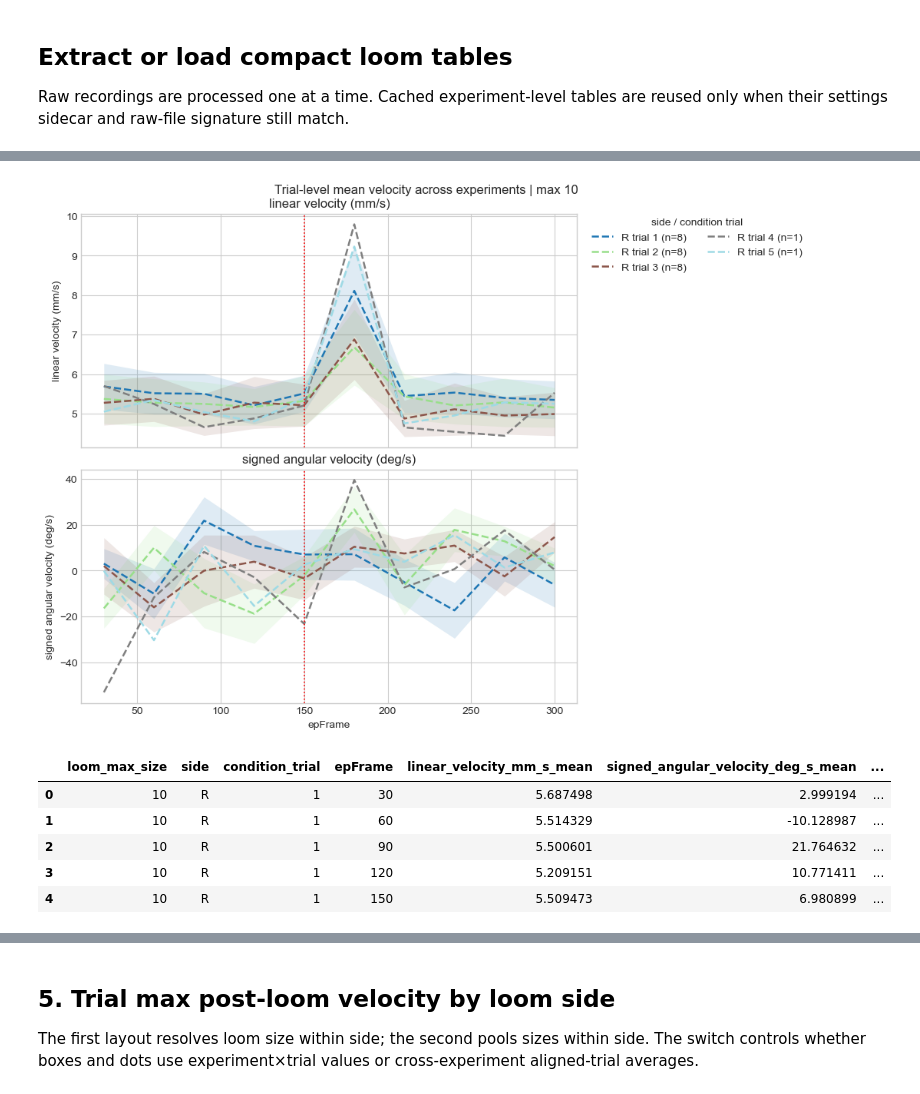
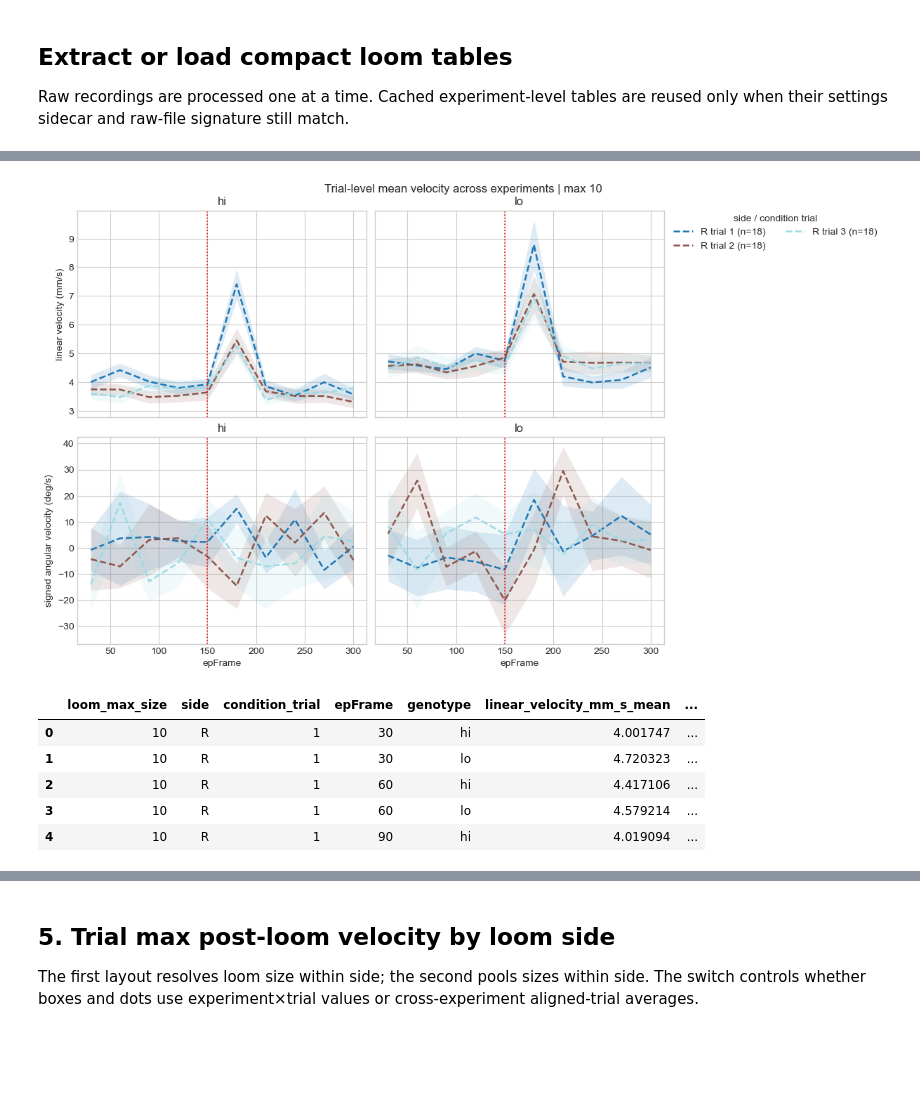
Before and after one commit to cryez/jlsocialbehavior, a Jupyter notebook: Analyses/LoomAnalysisCR.ipynb, the cells around one changed output, grey strips where cells are left out. Saved outputs shown, nothing was run; the diff lists cells and outputs as text; code cells hidden in the pictures; blank space fills up the shorter version.

Commit message:
Added hi and lo, and sel1 vs sel3 comparisons to loom analysis

```diff
--- a/Analyses/LoomAnalysisCR.ipynb
+++ b/Analyses/LoomAnalysisCR.ipynb
@@ -324,57 +545,79 @@ Animals are averaged within each experiment and trial. Matching one-based condit
 # %%
+# Select one loom size, one or both sides, and the velocity columns to plot.
+# The dictionary maps machine-readable column names to axis labels.
 TRIAL_AVG_VELOCITY_LOOM_MAX_SIZE = 10
 TRIAL_AVG_VELOCITY_SIDES = ('R',)  # choose ('L',), ('R',), or ('L', 'R')
 TRIAL_AVG_VELOCITY_METRICS = {
     'linear_velocity_mm_s': 'linear velocity (mm/s)',
     'signed_angular_velocity_deg_s': 'signed angular velocity (deg/s)',
 }
 
+# Filter rows with boolean masks; `isin` accepts one or several selected sides.
 selected_velocity = trial_velocity.loc[
     trial_velocity['loom_max_size'].eq(TRIAL_AVG_VELOCITY_LOOM_MAX_SIZE)
     & trial_velocity['side'].isin(TRIAL_AVG_VELOCITY_SIDES)
 ].copy()
+selected_velocity = select_plot_rows(selected_velocity)
+# Stop with a clear message instead of producing a misleading blank figure.
 if selected_velocity.empty:
     raise ValueError('No trial velocity rows match the selected loom size and sides.')
+# Average each velocity metric across experiments at every trial and video frame.
 velocity_stats = loom.summarize_across_experiments(
     selected_velocity,
-    ['loom_max_size', 'side', 'condition_trial', 'epFrame'],
+    plot_group_columns(['loom_max_size', 'side', 'condition_trial', 'epFrame']),
     list(TRIAL_AVG_VELOCITY_METRICS),
 )
+# List unique side/trial combinations and assign each a stable colour and line style.
 line_keys = velocity_stats[['side', 'condition_trial']].drop_duplicates().sort_values(['side', 'condition_trial']).reset_index(drop=True)
 colors = plt.cm.tab20(np.linspace(0.02, 0.98, len(line_keys)))
 linestyles = {'L': '-', 'R': '--'}
-fig, axes = plt.subplots(len(TRIAL_AVG_VELOCITY_METRICS), 1, figsize=(10, 7), sharex=True, constrained_layout=True)
-if len(TRIAL_AVG_VELOCITY_METRICS) == 1:
-    axes = [axes]
-for ax, (metric, ylabel) in zip(axes, TRIAL_AVG_VELOCITY_METRICS.items()):
-    for line_index, line_meta in line_keys.iterrows():
-        side = line_meta['side']
-        condition_trial = int(line_meta['condition_trial'])
-        trace = velocity_stats.loc[
-            velocity_stats['side'].eq(side) & velocity_stats['condition_trial'].eq(condition_trial)
-        ].sort_values('epFrame')
-        x = trace['epFrame'].to_numpy(dtype=float)
-        mean = trace[f'{metric}_mean'].to_numpy(dtype=float)
-        sem = trace[f'{metric}_sem'].to_numpy(dtype=float)
-        n_experiments = int(trace['n_experiments'].max())
-        ax.plot(x, mean, color=colors[line_index], linestyle=linestyles.get(side, '-'), lw=1.8, label=f'{side} trial {condition_trial} (n={n_experiments})')
-        ax.fill_between(x, mean - sem, mean + sem, color=colors[line_index], alpha=0.14, lw=0)
-    ax.axvline(LEGACY_ONSET_IN_BLOCK, color='red', linestyle=':', lw=1.2)
-    ax.set_ylabel(ylabel)
-    ax.set_title(ylabel)
-axes[-1].set_xlabel('epFrame')
-axes[0].legend(title='side / condition trial', bbox_to_anchor=(1.02, 1), loc='upper left', borderaxespad=0, ncol=2)
+plot_genotypes = ACTIVE_GENOTYPES if SPLIT_PLOTS_BY_GENOTYPE else [loom.POOLED_GENOTYPE]
+# Arrange metrics in rows and genotypes in columns. `squeeze=False` guarantees
+# that `axes` remains two-dimensional even if a dimension has length one.
+fig, axes = plt.subplots(len(TRIAL_AVG_VELOCITY_METRICS), len(plot_genotypes), figsize=(6 * len(plot_genotypes), 3.4 * len(TRIAL_AVG_VELOCITY_METRICS)), sharex=True, sharey='row', squeeze=False, constrained_layout=True)
+# Visit every metric/genotype subplot, then every side/trial line in it.
+for row_index, (metric, ylabel) in enumerate(TRIAL_AVG_VELOCITY_METRICS.items()):
+    for column_index, genotype in enumerate(plot_genotypes):
+        ax = axes[row_index, column_index]
+        for line_index, line_meta in line_keys.iterrows():
+            side = line_meta['side']
+            condition_trial = int(line_meta['condition_trial'])
+            # Select and time-sort the summary trace for the current combination.
+            trace = velocity_stats.loc[
+                velocity_stats['side'].eq(side) & velocity_stats['condition_trial'].eq(condition_trial) & velocity_stats['genotype'].eq(genotype)
+            ].sort_values('epFrame')
+            if trace.empty:
+                continue
+            x = trace['epFrame'].to_numpy(dtype=float)
+            mean = trace[f'{metric}_mean'].to_numpy(dtype=float)
+            sem = trace[f'{metric}_sem'].to_numpy(dtype=float)
+            # Report the largest experiment count in the legend, draw the mean trace,
+            # and shade mean ± SEM.
+            n_experiments = int(trace['n_experiments'].max())
+            # The line is the across-experiment mean. The surrounding shaded band
+            # is mean ± one SEM across experiments; it does not show standard deviation.
+            ax.plot(x, mean, color=colors[line_index], linestyle=linestyles.get(side, '-'), lw=1.8, label=f'{side} trial {condition_trial} (n={n_experiments})')
+            ax.fill_between(x, mean - sem, mean + sem, color=colors[line_index], alpha=0.14, lw=0)
+        # Mark loom onset, label only the outer axes, and title each genotype column.
+        ax.axvline(LEGACY_ONSET_IN_BLOCK, color='red', linestyle=':', lw=1.2)
+        if column_index == 0:
+            ax.set_ylabel(ylabel)
+        ax.set_title(genotype_display(genotype) if SPLIT_PLOTS_BY_GENOTYPE else ylabel)
+        if row_index == len(TRIAL_AVG_VELOCITY_METRICS) - 1:
+            ax.set_xlabel('epFrame')
+# Put one shared legend outside the upper-right subplot to reduce clutter.
+axes[0, -1].legend(title='side / condition trial', bbox_to_anchor=(1.02, 1), loc='upper left', borderaxespad=0, ncol=2)
 fig.suptitle(f'Trial-level mean velocity across experiments | max {TRIAL_AVG_VELOCITY_LOOM_MAX_SIZE}', y=1.02)
 plt.show()
 display(velocity_stats.head())
 # %% [output]
-[figure, old version]
+[figure, new version]
-|  | loom_max_size | side | condition_trial | epFrame | linear_velocity_mm_s_mean | signed_angular_velocity_deg_s_mean | ... |
-| 0 | 10 | R | 1 | 30 | 5.687498 | 2.999194 | ... |
-| 1 | 10 | R | 1 | 60 | 5.514329 | -10.128987 | ... |
-| 2 | 10 | R | 1 | 90 | 5.500601 | 21.764632 | ... |
-| 3 | 10 | R | 1 | 120 | 5.209151 | 10.771411 | ... |
-| 4 | 10 | R | 1 | 150 | 5.509473 | 6.980899 | ... |
+|  | loom_max_size | side | condition_trial | epFrame | genotype | linear_velocity_mm_s_mean | ... |
+| 0 | 10 | R | 1 | 30 | hi | 4.001747 | ... |
+| 1 | 10 | R | 1 | 30 | lo | 4.720323 | ... |
+| 2 | 10 | R | 1 | 60 | hi | 4.417106 | ... |
+| 3 | 10 | R | 1 | 60 | lo | 4.579214 | ... |
+| 4 | 10 | R | 1 | 90 | hi | 4.019094 | ... |
 # %% [markdown]
 ## 4. Trial max post-loom velocity vs time since experiment start
 
```
Also changed, not shown: parts of 20 cells of this notebook, 4 other files.
